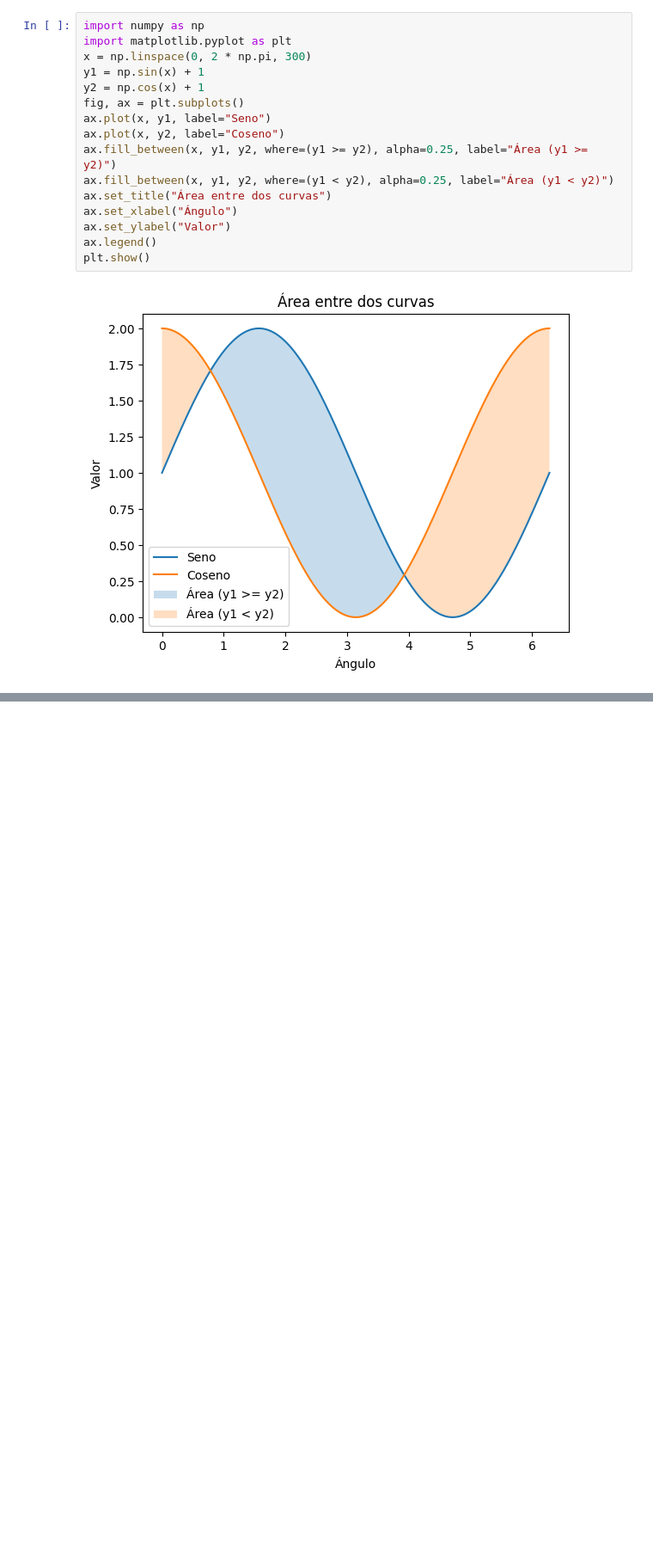
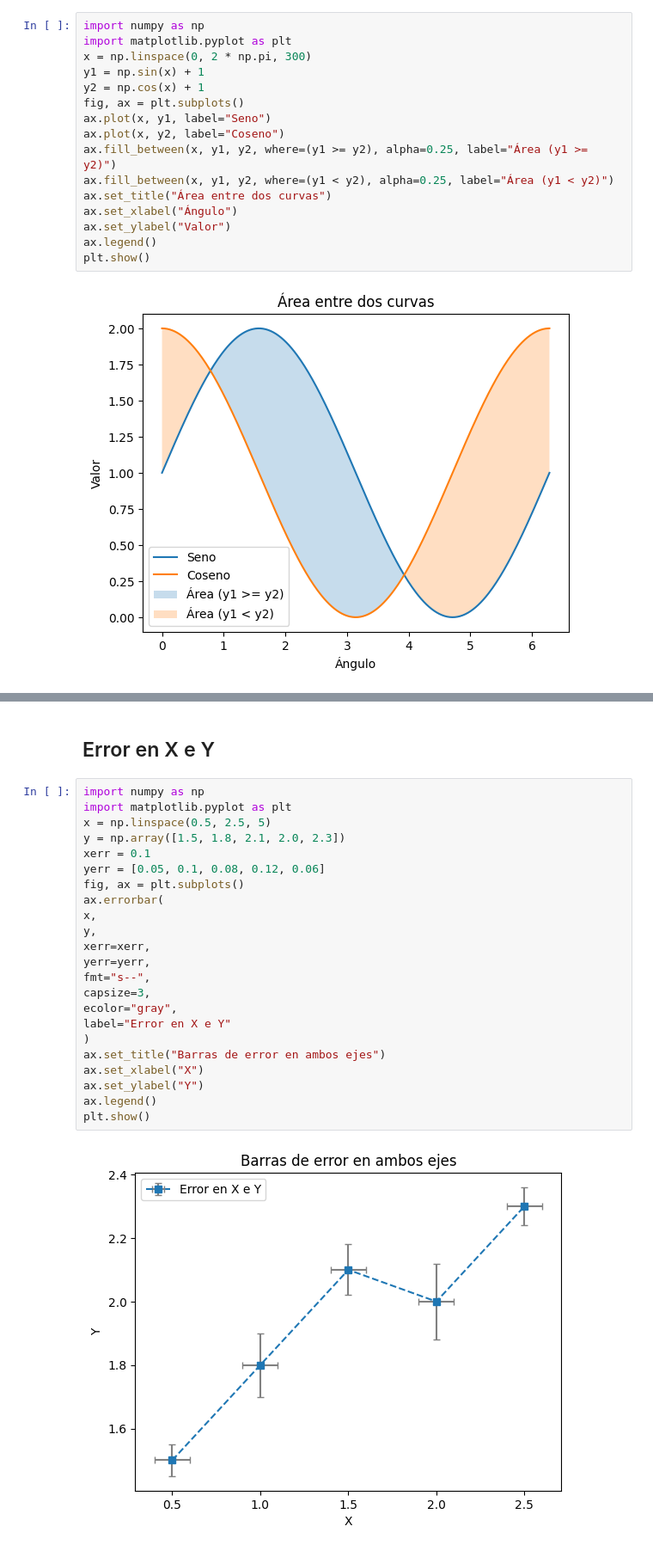
Before and after one commit to AbdelAlejandroGarciaTorres/Unidad3, a Jupyter notebook: Practica3.ipynb, the cells around one changed output, grey strips where cells are left out. Shown at 86% size. Drawn from its saved outputs; the diff is of its cells as text; blank space fills up the shorter version.

```diff
--- a/Practica3.ipynb
+++ b/Practica3.ipynb
@@ -91,0 +156,28 @@ plt.show()
+# %% [markdown]
+Error en X e Y
+----
+# %%
+import numpy as np
+import matplotlib.pyplot as plt
+x = np.linspace(0.5, 2.5, 5)
+y = np.array([1.5, 1.8, 2.1, 2.0, 2.3])
+xerr = 0.1
+yerr = [0.05, 0.1, 0.08, 0.12, 0.06]
+fig, ax = plt.subplots()
+ax.errorbar(
+x,
+y,
+xerr=xerr,
+yerr=yerr,
+fmt="s--",
+capsize=3,
+ecolor="gray",
+label="Error en X e Y"
+)
+ax.set_title("Barras de error en ambos ejes")
+ax.set_xlabel("X")
+ax.set_ylabel("Y")
+ax.legend()
+plt.show()
+# %% [output]
+[figure, added]
```
Also changed, not shown: parts of 5 cells of this notebook.
